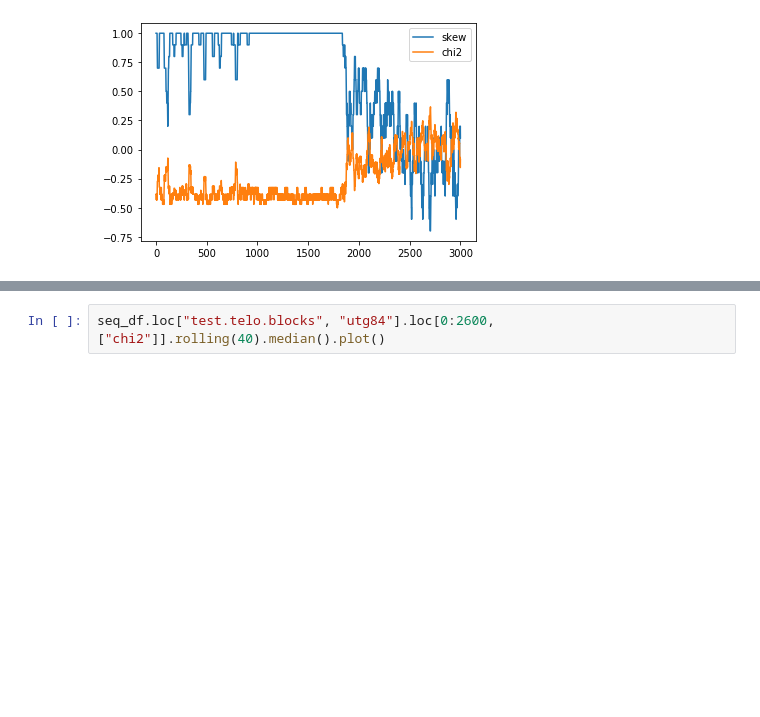
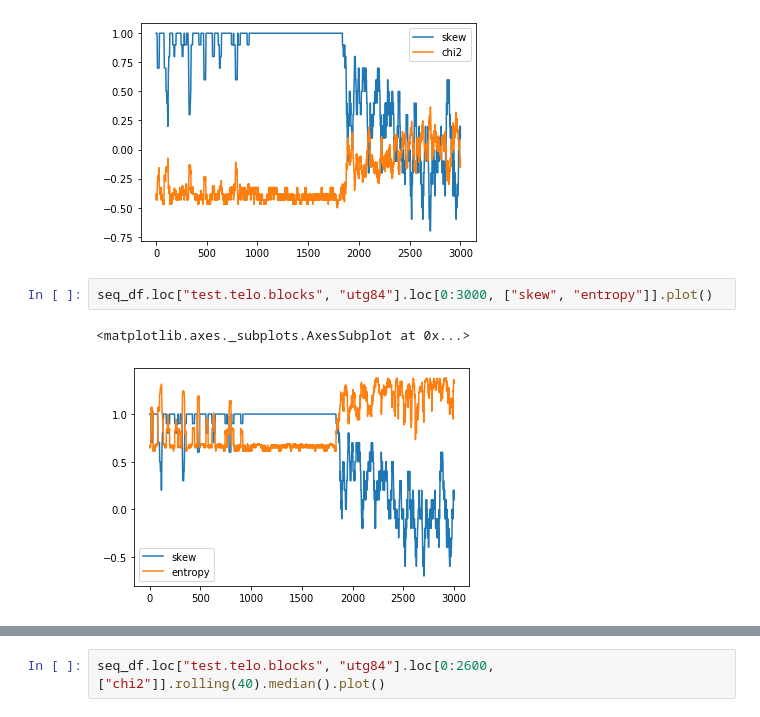
Before and after one commit to GillesFischerSorbonne/telofinder, a Jupyter notebook: src/python_script/analyse_telom_testing.ipynb, the cells around one changed output, grey strips where cells are left out. Cells and saved outputs as stored; diff of their text form; blank space fills up the shorter version.

```diff
--- a/src/python_script/analyse_telom_testing.ipynb
+++ b/src/python_script/analyse_telom_testing.ipynb
@@ -60,3 +60,8 @@ seq_df.loc["test.telo.blocks", "utg84"].loc[0:3000, ["skew", "chi2"]].plot()
 # %% [output]
 <matplotlib.axes._subplots.AxesSubplot at 0x...>
 [figure]
+# %%
+seq_df.loc["test.telo.blocks", "utg84"].loc[0:3000, ["skew", "entropy"]].plot()
+# %% [output]
+<matplotlib.axes._subplots.AxesSubplot at 0x...>
+[figure, added]
```
Also changed, not shown: parts of 3 cells of this notebook, 1 other file.
